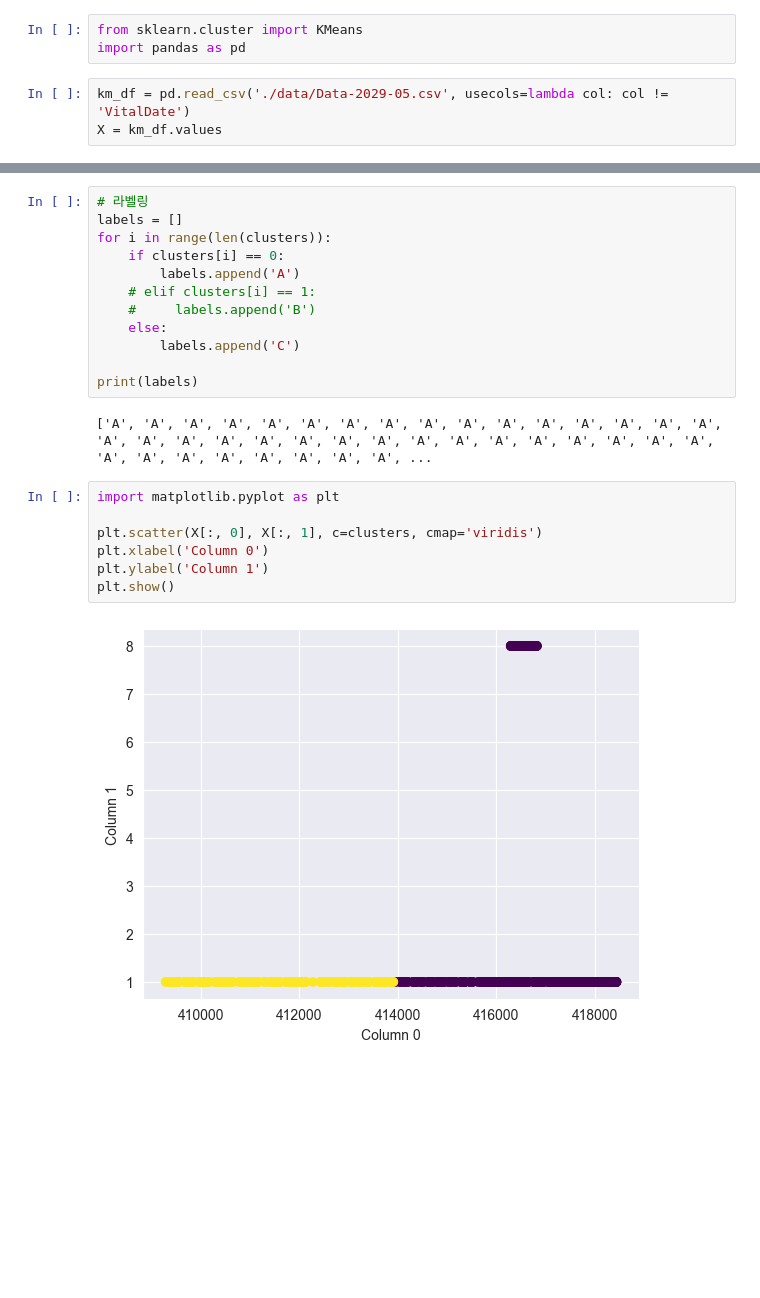
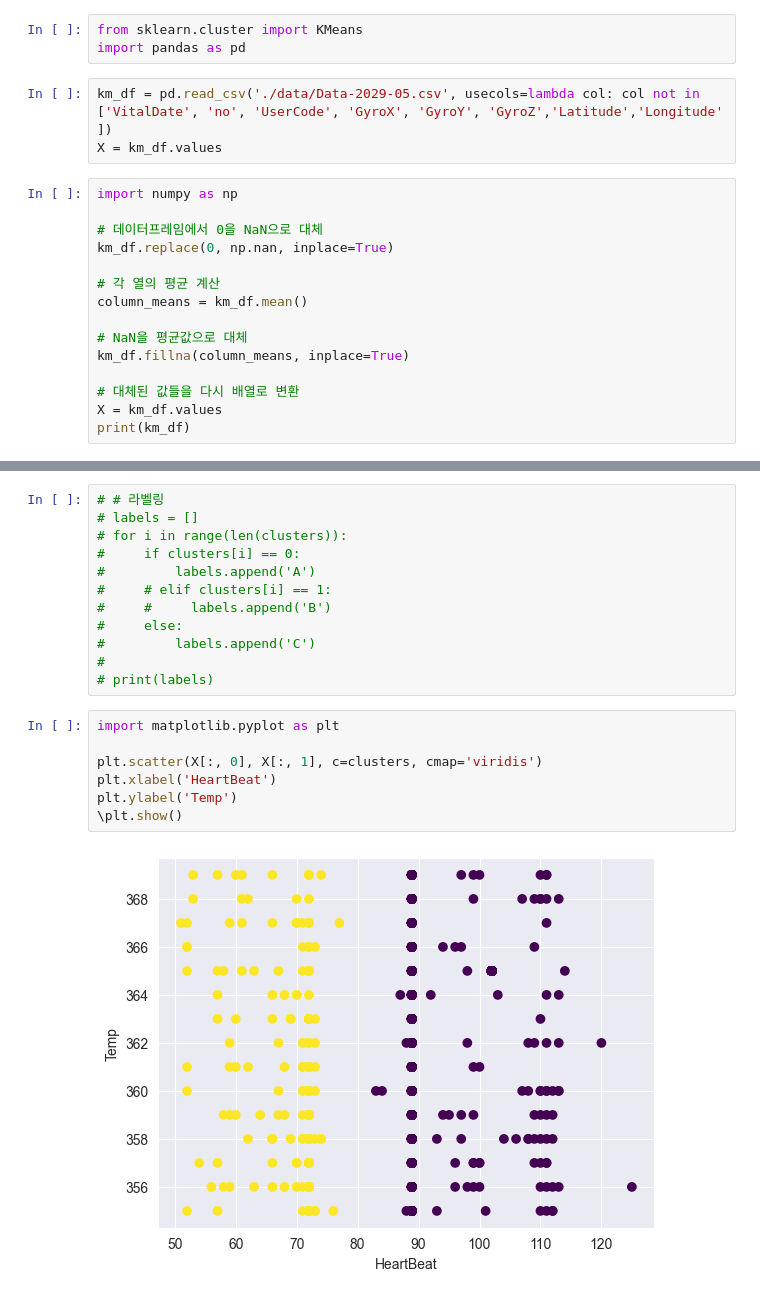
Before and after one commit to DANU011/WorkerSafety, a Jupyter notebook: DA/클러스터링 연습/KEEPME.ipynb, the cells around one changed output, grey strips where cells are left out. Cells and saved outputs as stored; diff of their text form; blank space fills up the shorter version.

```diff
--- a/DA/클러스터링 연습/KEEPME.ipynb
+++ b/DA/클러스터링 연습/KEEPME.ipynb
@@ -2,5 +2,20 @@
 from sklearn.cluster import KMeans
 import pandas as pd
 # %%
-km_df = pd.read_csv('./data/Data-2029-05.csv', usecols=lambda col: col != 'VitalDate')
+km_df = pd.read_csv('./data/Data-2029-05.csv', usecols=lambda col: col not in ['VitalDate', 'no', 'UserCode', 'GyroX', 'GyroY', 'GyroZ','Latitude','Longitude' ])
 X = km_df.values
+# %%
+import numpy as np
+
+# 데이터프레임에서 0을 NaN으로 대체
+km_df.replace(0, np.nan, inplace=True)
+
+# 각 열의 평균 계산
+column_means = km_df.mean()
+
+# NaN을 평균값으로 대체
+km_df.fillna(column_means, inplace=True)
+
+# 대체된 값들을 다시 배열로 변환
+X = km_df.values
+print(km_df)
@@ -14,23 +44,21 @@ print(clusters)
 # %%
-# 라벨링
-labels = []
-for i in range(len(clusters)):
-    if clusters[i] == 0:
-        labels.append('A')
-    # elif clusters[i] == 1:
-    #     labels.append('B')
-    else:
-        labels.append('C')
-
-print(labels)
+# # 라벨링
+# labels = []
+# for i in range(len(clusters)):
+#     if clusters[i] == 0:
+#         labels.append('A')
+#     # elif clusters[i] == 1:
+#     #     labels.append('B')
+#     else:
+#         labels.append('C')
+#
+# print(labels)
-# %% [output]
-['A', 'A', 'A', 'A', 'A', 'A', 'A', 'A', 'A', 'A', 'A', 'A', 'A', 'A', 'A', 'A', 'A', 'A', 'A', 'A', 'A', 'A', 'A', 'A', 'A', 'A', 'A', 'A', 'A', 'A', 'A', 'A', 'A', 'A', 'A', 'A', 'A', 'A', 'A', 'A', ...
 # %%
 import matplotlib.pyplot as plt
 
 plt.scatter(X[:, 0], X[:, 1], c=clusters, cmap='viridis')
-plt.xlabel('Column 0')
-plt.ylabel('Column 1')
-plt.show()
+plt.xlabel('HeartBeat')
+plt.ylabel('Temp')
+\plt.show()
 # %% [output]
-[figure, old version]
+[figure, new version]
```
Also changed, not shown: parts of 5 cells of this notebook, 1 other file.
